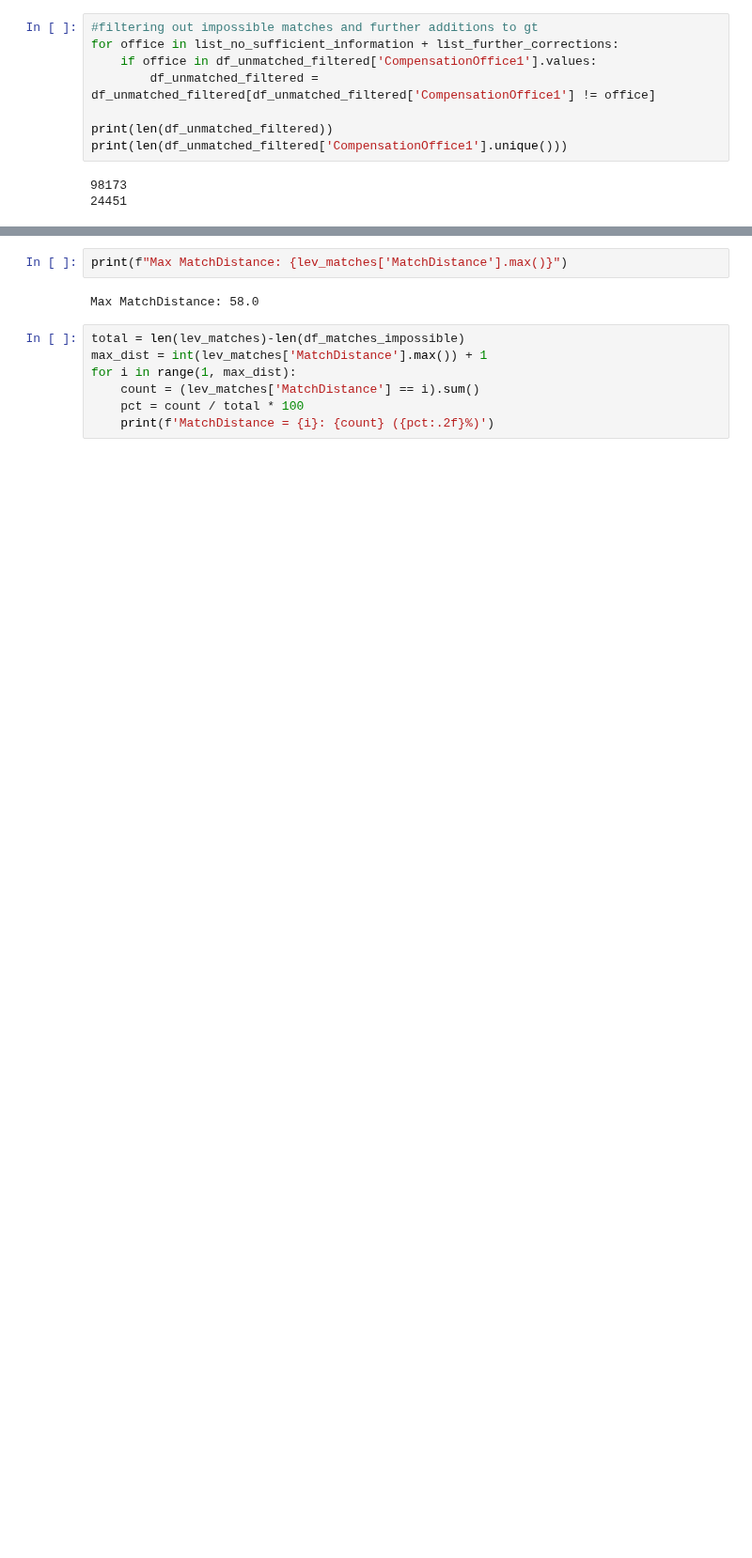
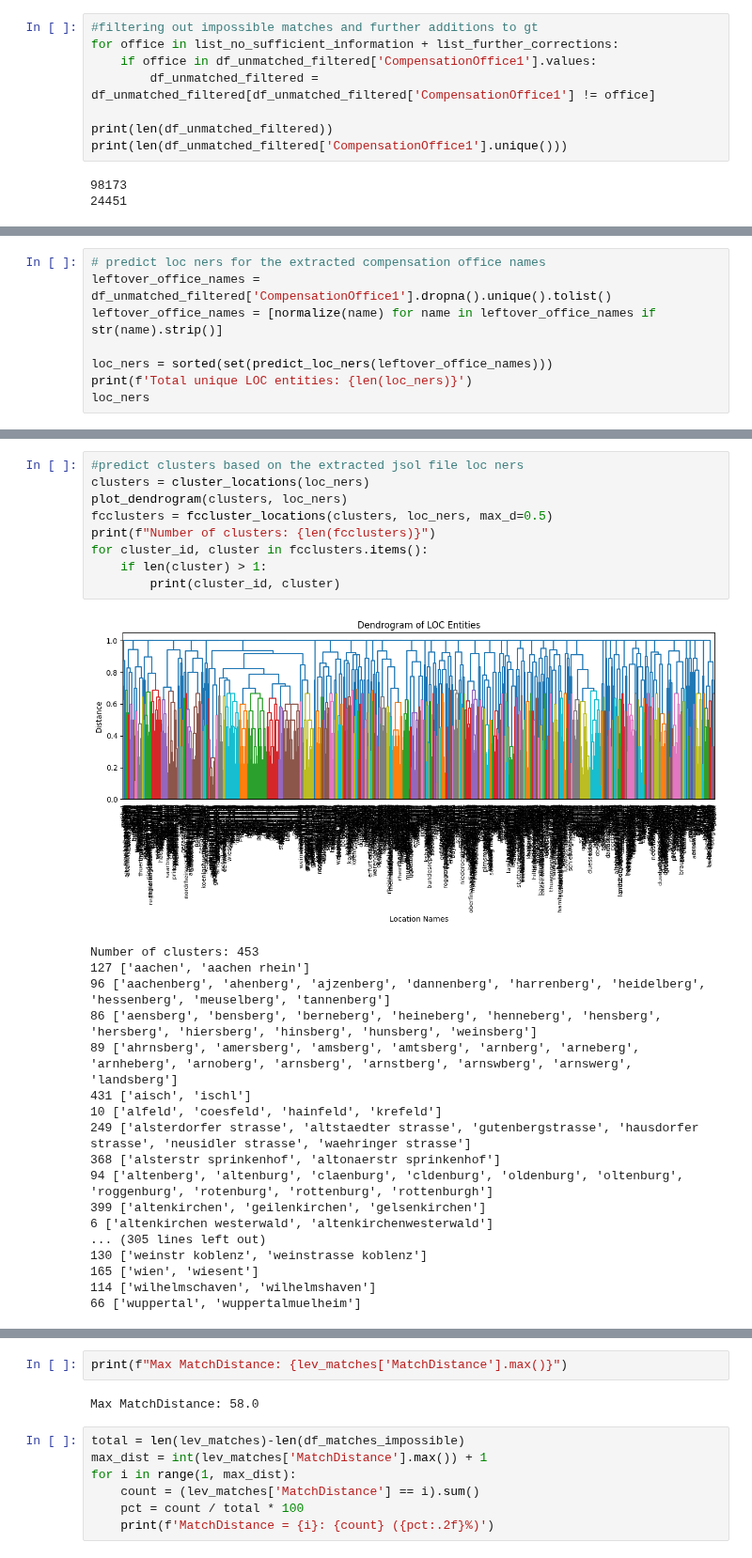
Before and after one commit to BennetHan/compensation-office-analysis, a Jupyter notebook: compensation-office-analysis.ipynb, the cells around one changed output, grey strips where cells are left out. Shown at 94% size. Drawn from its saved outputs; the diff is of its cells as text; blank space fills up the shorter version.

```diff
--- a/compensation-office-analysis.ipynb
+++ b/compensation-office-analysis.ipynb
@@ -320,0 +431,8 @@ print(len(df_unmatched_filtered['CompensationOffice1'].unique()))
+# %%
+# predict loc ners for the extracted compensation office names
+leftover_office_names = df_unmatched_filtered['CompensationOffice1'].dropna().unique().tolist()
+leftover_office_names = [normalize(name) for name in leftover_office_names if str(name).strip()]
+
+loc_ners = sorted(set(predict_loc_ners(leftover_office_names)))
+print(f'Total unique LOC entities: {len(loc_ners)}')
+loc_ners
@@ -321,3 +542,31 @@ print(len(df_unmatched_filtered['CompensationOffice1'].unique()))
+# %%
+#predict clusters based on the extracted jsol file loc ners
+clusters = cluster_locations(loc_ners)
+plot_dendrogram(clusters, loc_ners)
+fcclusters = fccluster_locations(clusters, loc_ners, max_d=0.5)
+print(f"Number of clusters: {len(fcclusters)}")
+for cluster_id, cluster in fcclusters.items():
+    if len(cluster) > 1:
+        print(cluster_id, cluster)
+# %% [output]
+[figure, added]
+Number of clusters: 453
+127 ['aachen', 'aachen rhein']
+96 ['aachenberg', 'ahenberg', 'ajzenberg', 'dannenberg', 'harrenberg', 'heidelberg', 'hessenberg', 'meuselberg', 'tannenberg']
+86 ['aensberg', 'bensberg', 'berneberg', 'heineberg', 'henneberg', 'hensberg', 'hersberg', 'hiersberg', 'hinsberg', 'hunsberg', 'weinsberg']
+89 ['ahrnsberg', 'amersberg', 'amsberg', 'amtsberg', 'arnberg', 'arneberg', 'arnheberg', 'arnoberg', 'arnsberg', 'arnstberg', 'arnswberg', 'arnswerg', 'landsberg']
+431 ['aisch', 'ischl']
+10 ['alfeld', 'coesfeld', 'hainfeld', 'krefeld']
+249 ['alsterdorfer strasse', 'altstaedter strasse', 'gutenbergstrasse', 'hausdorfer strasse', 'neusidler strasse', 'waehringer strasse']
+368 ['alsterstr sprinkenhof', 'altonaerstr sprinkenhof']
+94 ['altenberg', 'altenburg', 'claenburg', 'cldenburg', 'oldenburg', 'oltenburg', 'roggenburg', 'rotenburg', 'rottenburg', 'rottenburgh']
+399 ['altenkirchen', 'geilenkirchen', 'gelsenkirchen']
+6 ['altenkirchen westerwald', 'altenkirchenwesterwald']
+... (305 lines left out)
+130 ['weinstr koblenz', 'weinstrasse koblenz']
+165 ['wien', 'wiesent']
+114 ['wilhelmschaven', 'wilhelmshaven']
+66 ['wuppertal', 'wuppertalmuelheim']
 # %%
 df_matches_correctable = lev_matches.dropna()
 print(len(df_matches_correctable))
```
Also changed, not shown: parts of 20 cells of this notebook.
